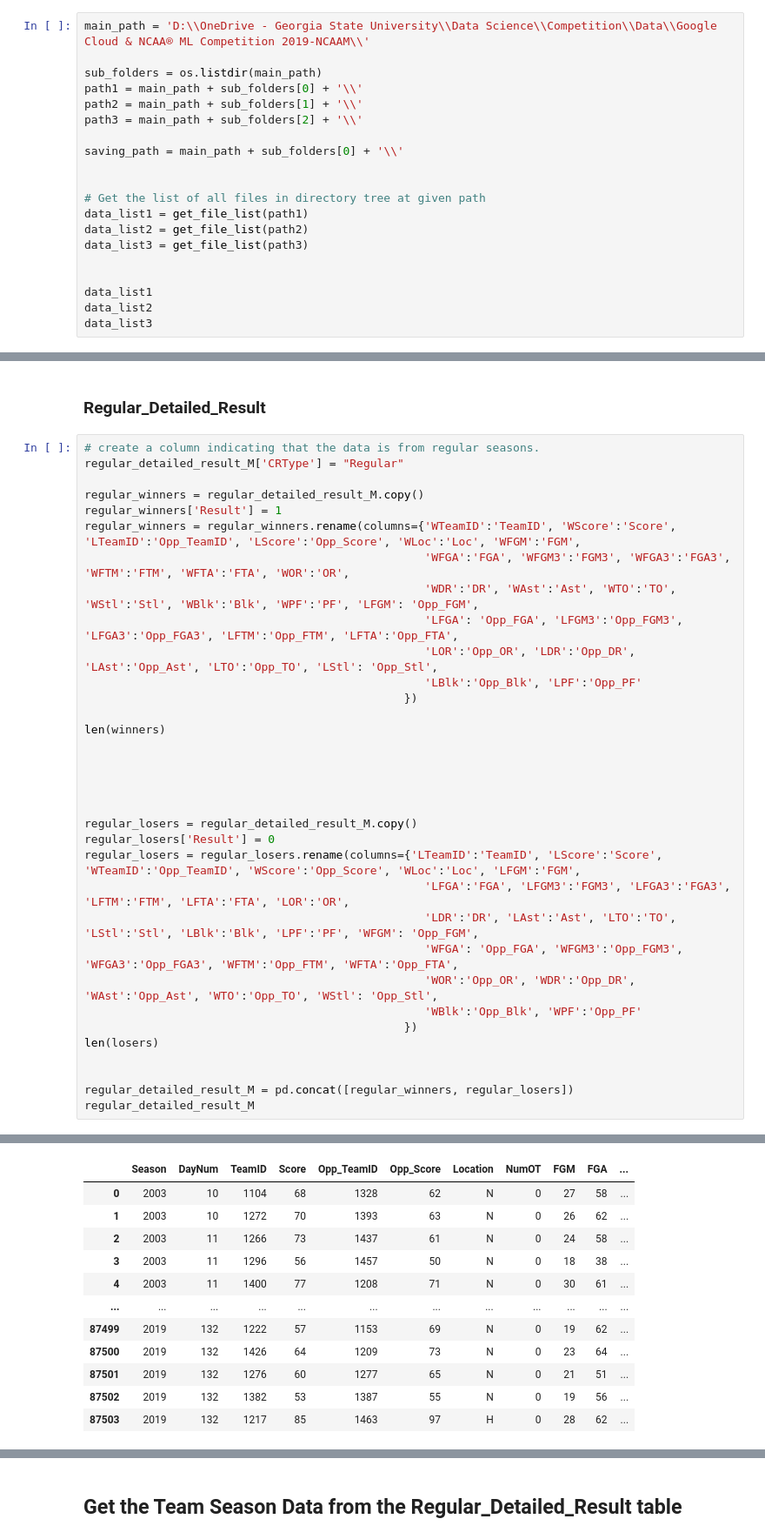
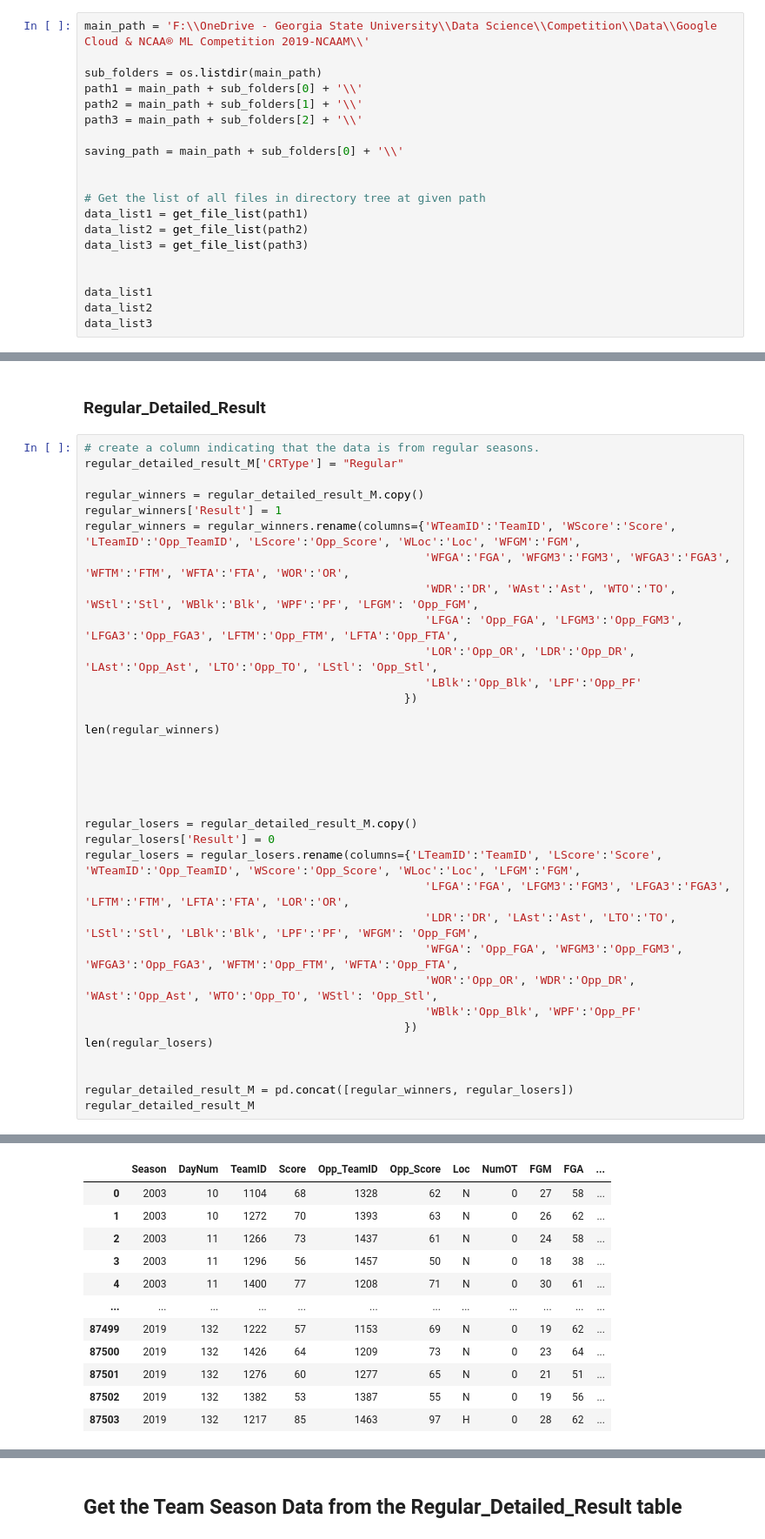
Before and after one commit to YT-Hwang/Kaggle_Competion, a Jupyter notebook: Google Cloud & NCAA® ML Competition 2020-NCAAM/2019 Season Simulation/2019 Simulation.ipynb, the cells around one changed output, grey strips where cells are left out. Shown at 87% size. Drawn from its saved outputs; the diff is of its cells as text.

```diff
--- a/Google Cloud & NCAA® ML Competition 2020-NCAAM/2019 Season Simulation/2019 Simulation.ipynb
+++ b/Google Cloud & NCAA® ML Competition 2020-NCAAM/2019 Season Simulation/2019 Simulation.ipynb
@@ -104,7 +106,7 @@ def get_file_list(datapath):
 
     return allFiles
 # %%
-main_path = 'D:\\OneDrive - Georgia State University\\Data Science\\Competition\\Data\\Google Cloud & NCAA® ML Competition 2019-NCAAM\\'
+main_path = 'F:\\OneDrive - Georgia State University\\Data Science\\Competition\\Data\\Google Cloud & NCAA® ML Competition 2019-NCAAM\\'
 
 sub_folders = os.listdir(main_path)
 path1 = main_path + sub_folders[0] + '\\'
@@ -239,7 +261,7 @@ regular_winners = regular_winners.rename(columns={'WTeamID':'TeamID', 'WScore':'
                                                   'LBlk':'Opp_Blk', 'LPF':'Opp_PF'
                                                })
 
-len(winners)
+len(regular_winners)
 
 
 
@@ -254,7 +276,7 @@ regular_losers = regular_losers.rename(columns={'LTeamID':'TeamID', 'LScore':'Sc
                                                   'WOR':'Opp_OR', 'WDR':'Opp_DR', 'WAst':'Opp_Ast', 'WTO':'Opp_TO', 'WStl': 'Opp_Stl',
                                                   'WBlk':'Opp_Blk', 'WPF':'Opp_PF'
                                                })
-len(losers)
+len(regular_losers)
 
 
 regular_detailed_result_M = pd.concat([regular_winners, regular_losers])
@@ -265,4 +287,4 @@ regular_detailed_result_M
-|  | Season | DayNum | TeamID | Score | Opp_TeamID | Opp_Score | Location | NumOT | FGM | FGA | ... |
+|  | Season | DayNum | TeamID | Score | Opp_TeamID | Opp_Score | Loc | NumOT | FGM | FGA | ... |
 | 0 | 2003 | 10 | 1104 | 68 | 1328 | 62 | N | 0 | 27 | 58 | ... |
 | 1 | 2003 | 10 | 1272 | 70 | 1393 | 63 | N | 0 | 26 | 62 | ... |
 | 2 | 2003 | 11 | 1266 | 73 | 1437 | 61 | N | 0 | 24 | 58 | ... |
```
Also changed, not shown: parts of 22 cells of this notebook.
